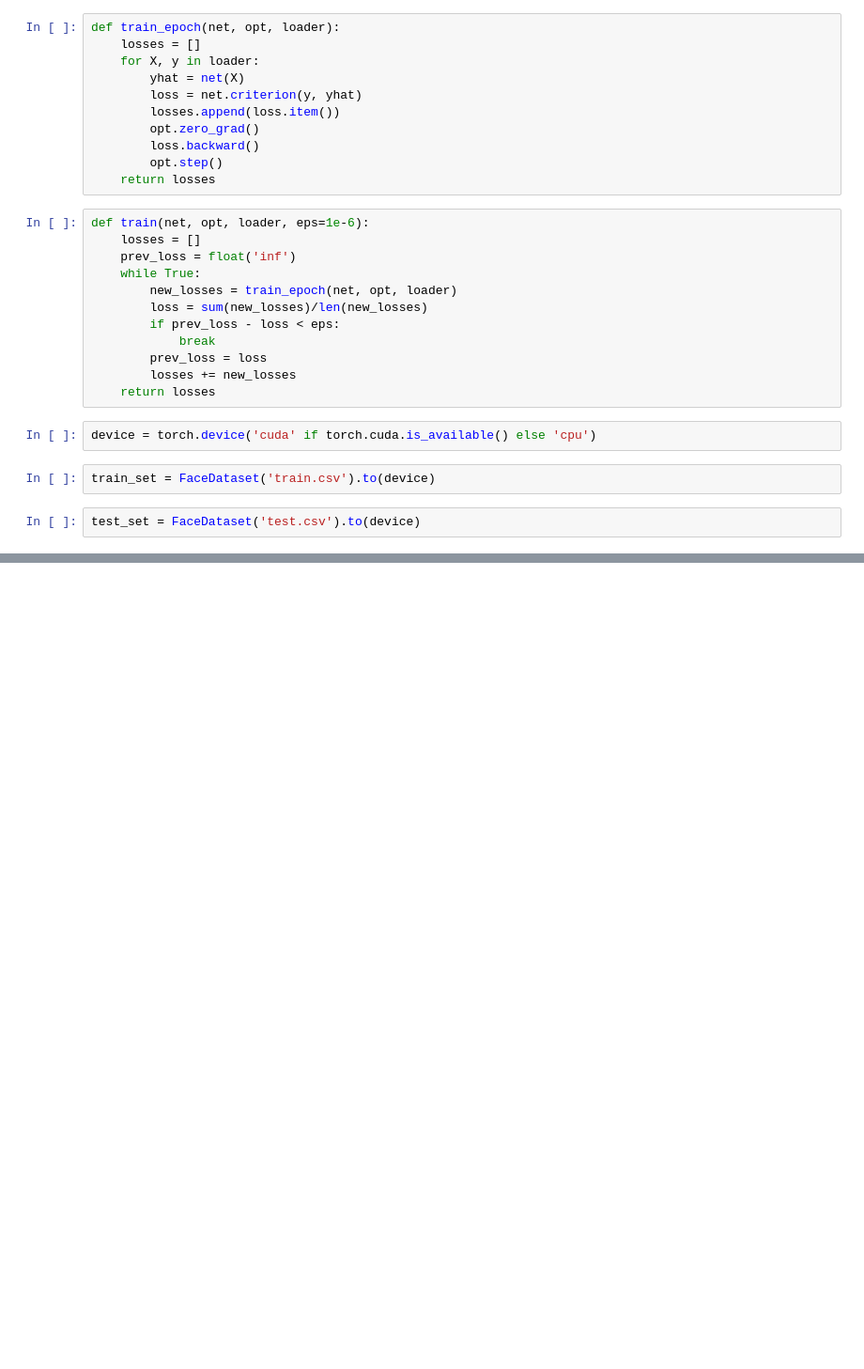
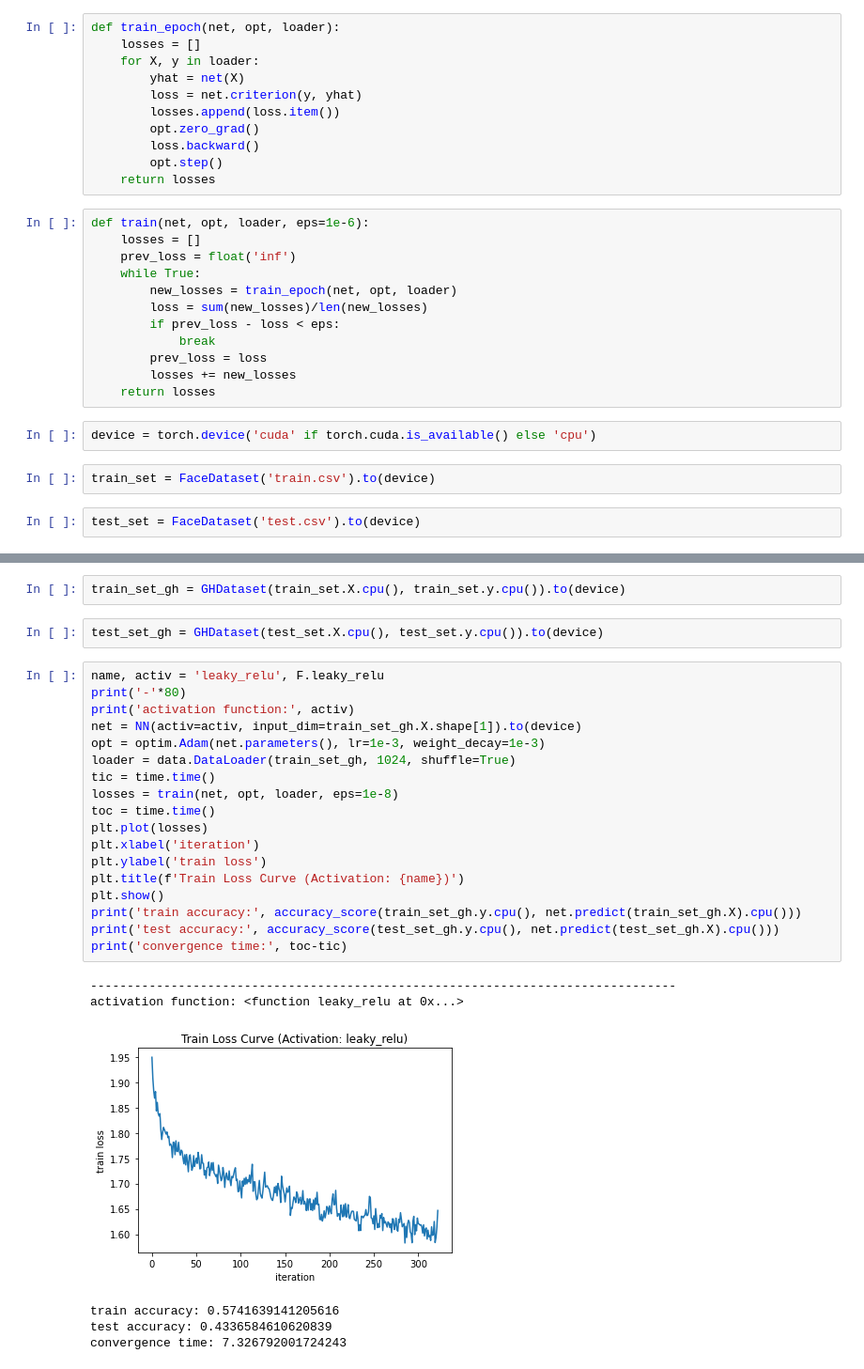
Before and after one commit to rishabh-ranjan/emotion-detection, a Jupyter notebook: experiments.ipynb, the cells around one changed output, grey strips where cells are left out. Shown at 94% size. Cells and saved outputs as stored; diff of their text form; blank space fills up the shorter version.

```diff
--- a/experiments.ipynb
+++ b/experiments.ipynb
@@ -125,0 +259,29 @@ convergence time: 13.869333505630493
+# %%
+train_set_gh = GHDataset(train_set.X.cpu(), train_set.y.cpu()).to(device)
+# %%
+test_set_gh = GHDataset(test_set.X.cpu(), test_set.y.cpu()).to(device)
+# %%
+name, activ = 'leaky_relu', F.leaky_relu
+print('-'*80)
+print('activation function:', activ)
+net = NN(activ=activ, input_dim=train_set_gh.X.shape[1]).to(device)
+opt = optim.Adam(net.parameters(), lr=1e-3, weight_decay=1e-3)
+loader = data.DataLoader(train_set_gh, 1024, shuffle=True)
+tic = time.time()
+losses = train(net, opt, loader, eps=1e-8)
+toc = time.time()
+plt.plot(losses)
+plt.xlabel('iteration')
+plt.ylabel('train loss')
+plt.title(f'Train Loss Curve (Activation: {name})')
+plt.show()
+print('train accuracy:', accuracy_score(train_set_gh.y.cpu(), net.predict(train_set_gh.X).cpu()))
+print('test accuracy:', accuracy_score(test_set_gh.y.cpu(), net.predict(test_set_gh.X).cpu()))
+print('convergence time:', toc-tic)
+# %% [output]
+--------------------------------------------------------------------------------
+activation function: <function leaky_relu at 0x...>
+[figure, added]
+train accuracy: 0.5741639141205616
+test accuracy: 0.4336584610620839
+convergence time: 7.326792001724243
```
Also changed, not shown: parts of 33 cells of this notebook, 3 other files.
